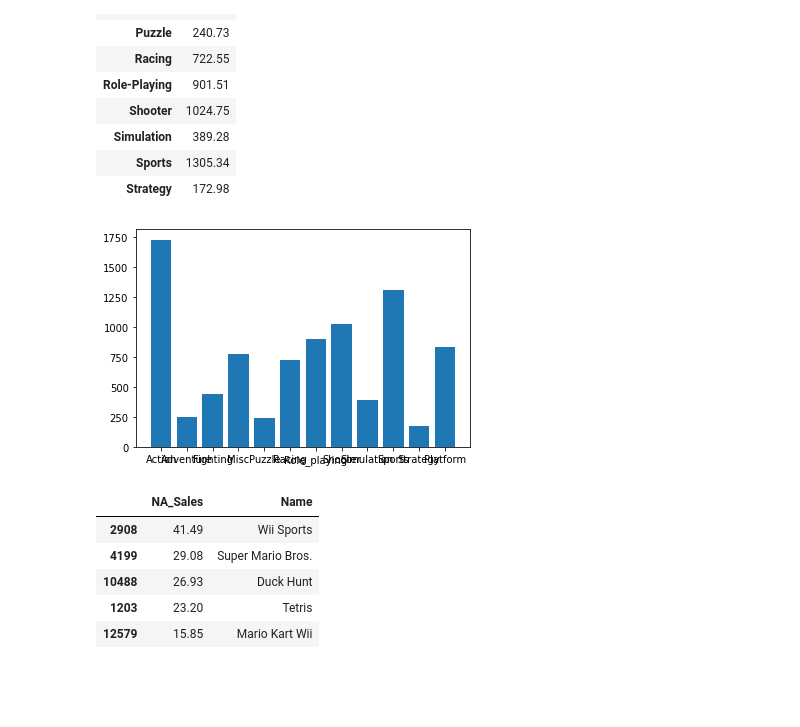
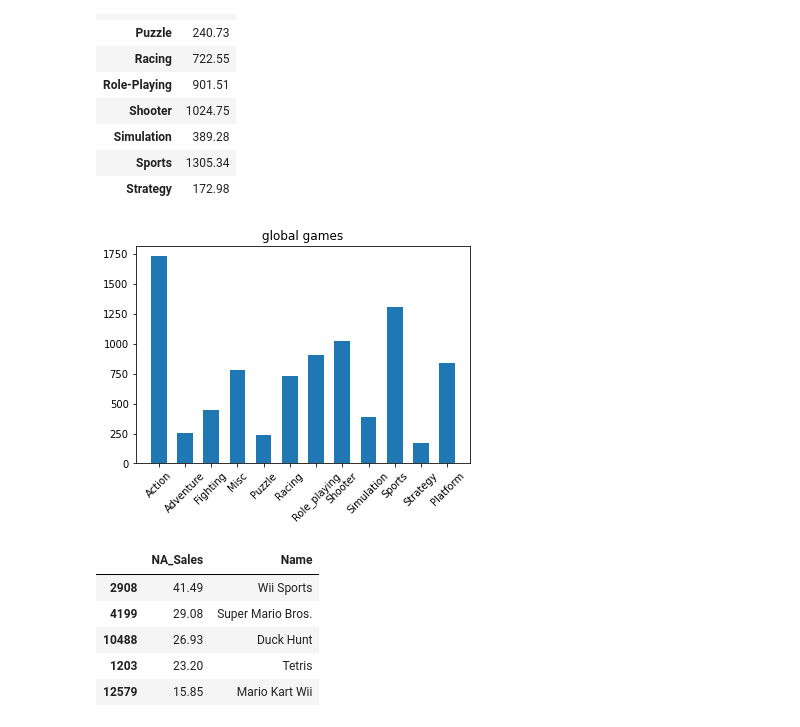
Before and after one commit to JunilMin/sec1_project, a Jupyter notebook: ai06_sec1_project_민준일.ipynb, the cells around one changed output. Cells and saved outputs as stored; diff of their text form; code cells hidden in the pictures; blank space fills up the shorter version.

```diff
--- a/ai06_sec1_project_민준일.ipynb
+++ b/ai06_sec1_project_민준일.ipynb
@@ -413,11 +421,13 @@ df3[['global2']]
 # %%
 x = np.arange(12)
 Genre = ['Action', 'Adventure', 'Fighting', 'Misc', 'Puzzle', 'Racing', 'Role_playing', 'Shooter', 'Simulation',
          'Sports', 'Strategy', 'Platform']
 values = [1729.23, 250.42, 444.08, 779.81, 240.73, 726.49, 903.36, 1024.75, 389.30, 1308.8, 172.98, 837.40]
 
-plt.bar(x, values)
+plt.bar(x, values, width=0.6, linewidth=5)
 plt.xticks(x, Genre)
+plt.title('global games')
+plt.xticks(rotation = 45 )
 plt.show()
 # %% [output]
-[figure, old version]
+[figure, new version]
```
Also changed, not shown: parts of 5 cells of this notebook.
